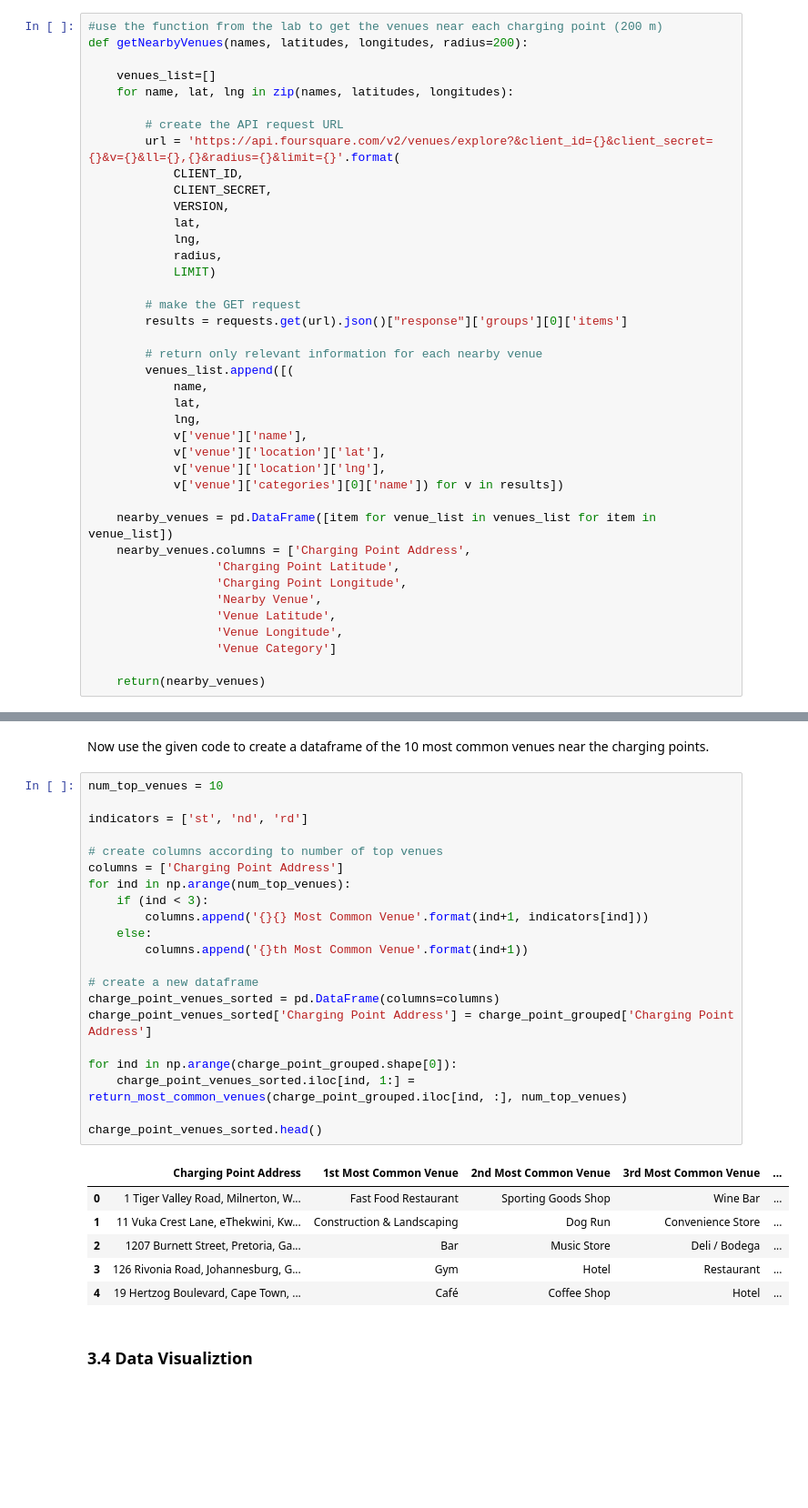
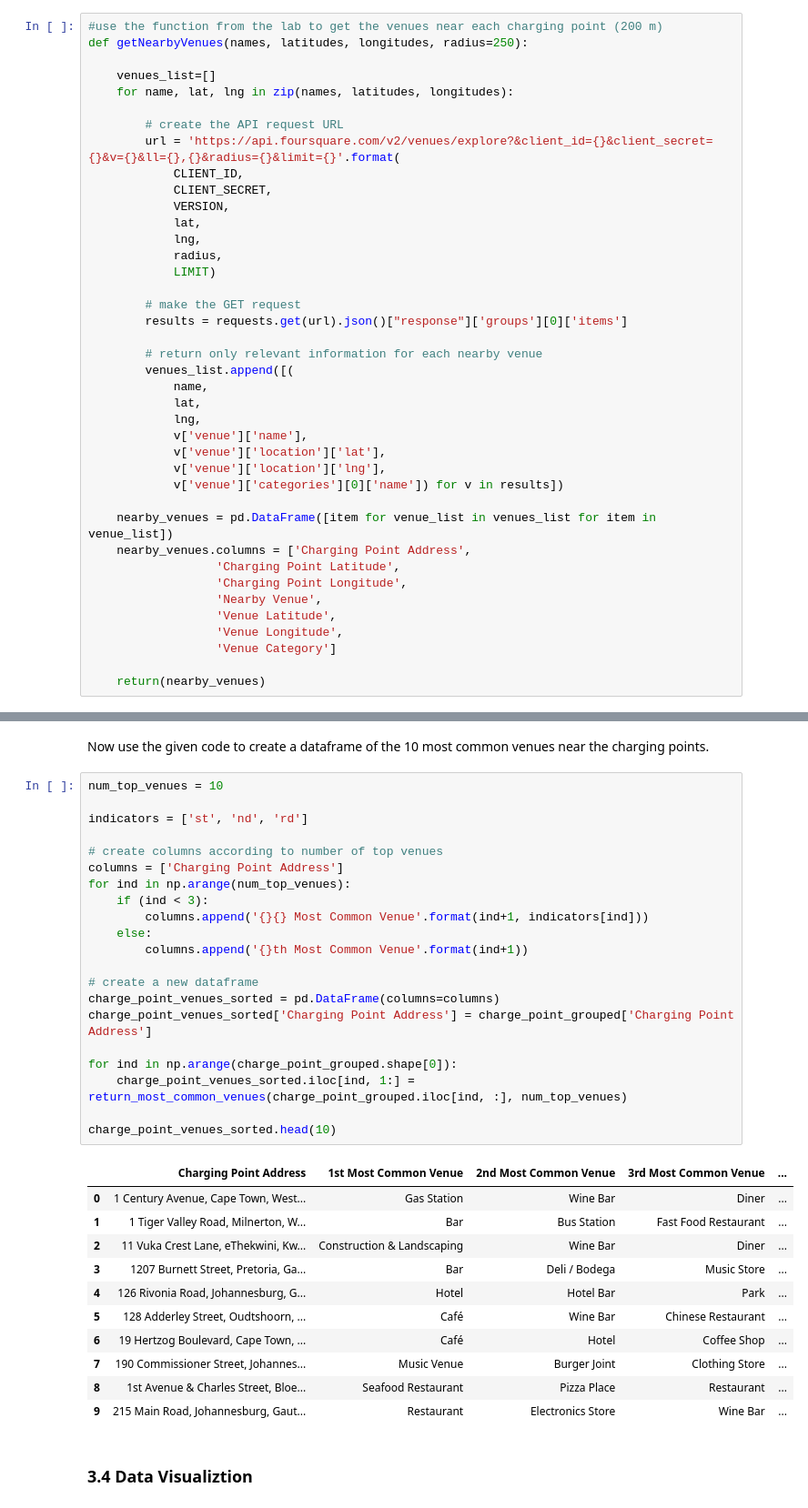
Before and after one commit to VuyoD/Cousera_Capstone, a Jupyter notebook: Capstone Project.ipynb, the cells around one changed output, grey strips where cells are left out. Shown: that part at 91% size. Cells and saved outputs as stored; diff of their text form; blank space fills up the shorter version.

```diff
--- a/Capstone Project.ipynb
+++ b/Capstone Project.ipynb
@@ -215,7 +222,7 @@ charge_station.head()
 **Get venues near charging point**
 # %%
 #use the function from the lab to get the venues near each charging point (200 m)
-def getNearbyVenues(names, latitudes, longitudes, radius=200):
+def getNearbyVenues(names, latitudes, longitudes, radius=250):
 
     venues_list=[]
     for name, lat, lng in zip(names, latitudes, longitudes):
@@ -313,31 +326,36 @@ Now use the given code to create a dataframe of the 10 most common venues near t
 # %%
 num_top_venues = 10
 
 indicators = ['st', 'nd', 'rd']
 
 # create columns according to number of top venues
 columns = ['Charging Point Address']
 for ind in np.arange(num_top_venues):
     if (ind < 3):
         columns.append('{}{} Most Common Venue'.format(ind+1, indicators[ind]))
     else:
         columns.append('{}th Most Common Venue'.format(ind+1))
 
 # create a new dataframe
 charge_point_venues_sorted = pd.DataFrame(columns=columns)
 charge_point_venues_sorted['Charging Point Address'] = charge_point_grouped['Charging Point Address']
 
 for ind in np.arange(charge_point_grouped.shape[0]):
     charge_point_venues_sorted.iloc[ind, 1:] = return_most_common_venues(charge_point_grouped.iloc[ind, :], num_top_venues)
 
-charge_point_venues_sorted.head()
+charge_point_venues_sorted.head(10)
 # %% [output]
 |  | Charging Point Address | 1st Most Common Venue | 2nd Most Common Venue | 3rd Most Common Venue | ... |
-| 0 | 1 Tiger Valley Road, Milnerton, W... | Fast Food Restaurant | Sporting Goods Shop | Wine Bar | ... |
-| 1 | 11 Vuka Crest Lane, eThekwini, Kw... | Construction & Landscaping | Dog Run | Convenience Store | ... |
-| 2 | 1207 Burnett Street, Pretoria, Ga... | Bar | Music Store | Deli / Bodega | ... |
-| 3 | 126 Rivonia Road, Johannesburg, G... | Gym | Hotel | Restaurant | ... |
-| 4 | 19 Hertzog Boulevard, Cape Town, ... | Café | Coffee Shop | Hotel | ... |
+| 0 | 1 Century Avenue, Cape Town, West... | Gas Station | Wine Bar | Diner | ... |
+| 1 | 1 Tiger Valley Road, Milnerton, W... | Bar | Bus Station | Fast Food Restaurant | ... |
+| 2 | 11 Vuka Crest Lane, eThekwini, Kw... | Construction & Landscaping | Wine Bar | Diner | ... |
+| 3 | 1207 Burnett Street, Pretoria, Ga... | Bar | Deli / Bodega | Music Store | ... |
+| 4 | 126 Rivonia Road, Johannesburg, G... | Hotel | Hotel Bar | Park | ... |
+| 5 | 128 Adderley Street, Oudtshoorn, ... | Café | Wine Bar | Chinese Restaurant | ... |
+| 6 | 19 Hertzog Boulevard, Cape Town, ... | Café | Hotel | Coffee Shop | ... |
+| 7 | 190 Commissioner Street, Johannes... | Music Venue | Burger Joint | Clothing Store | ... |
+| 8 | 1st Avenue & Charles Street, Bloe... | Seafood Restaurant | Pizza Place | Restaurant | ... |
+| 9 | 215 Main Road, Johannesburg, Gaut... | Restaurant | Electronics Store | Wine Bar | ... |
 # %% [markdown]
 ### 3.4 Data Visualiztion
 # %% [markdown]
```
Also changed, not shown: parts of 8 cells of this notebook.
